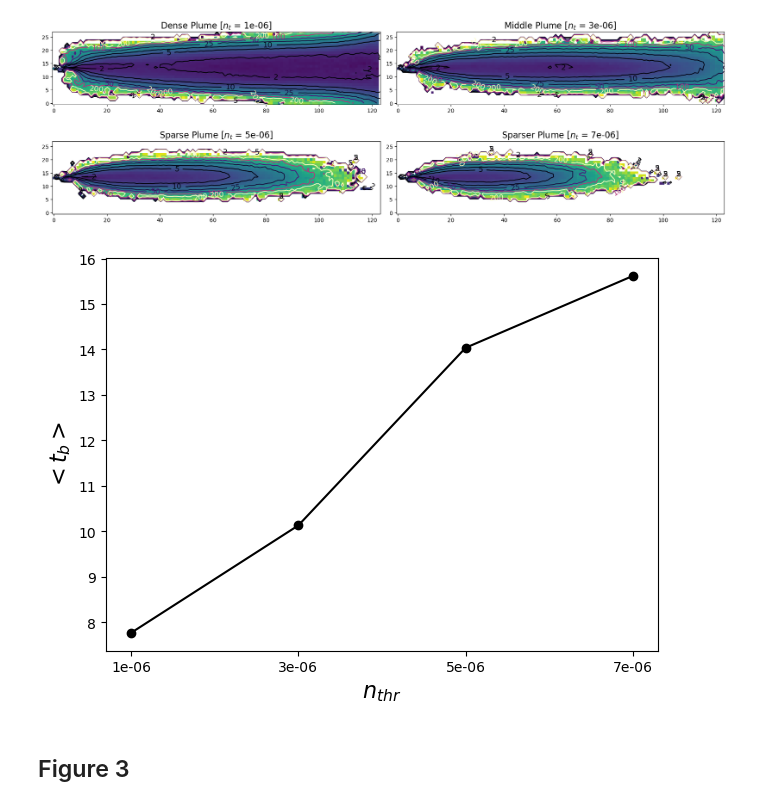
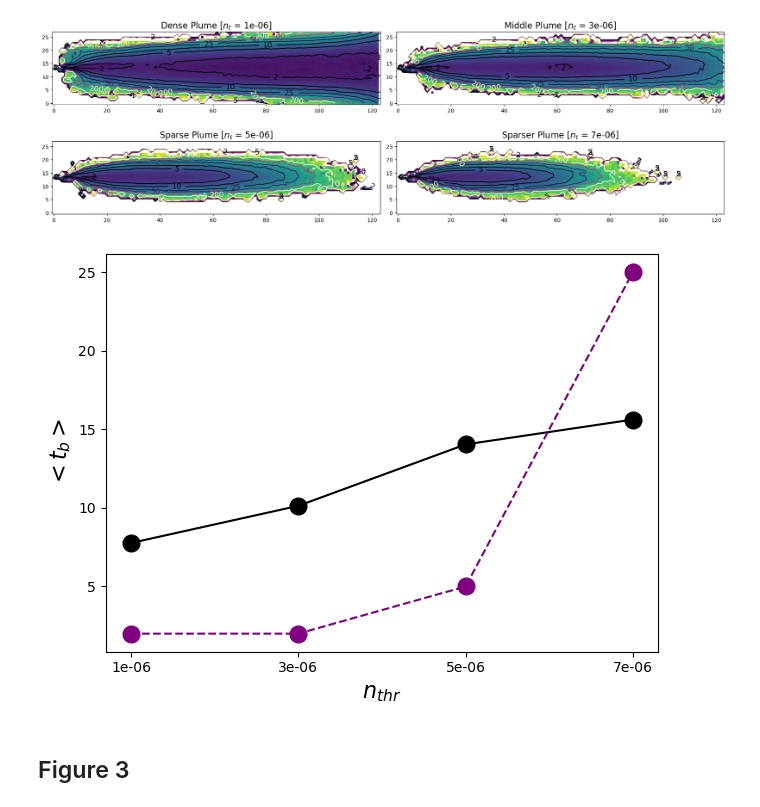
Before and after one commit to PimLb/pynav, a Jupyter notebook: notebooks/PaperFigures.ipynb, the cells around one changed output. Cells and saved outputs as stored; diff of their text form; code cells hidden in the pictures.

```diff
--- a/notebooks/PaperFigures.ipynb
+++ b/notebooks/PaperFigures.ipynb
@@ -580,23 +658,27 @@ fig.savefig("./plots/general/avg_blanks_contour.pdf", bbox_inches='tight')
 # %% [output]
 [figure]
 # %%
+opt_taus = [2, 2, 5, 25]
 fig, ax = plt.subplots()
 #bins = np.concatenate((np.linspace(0, 100, 15), np.linspace(85, 100, 3)))
 bins = np.linspace(0, 100, 15)
 
 
-ax.plot(range(len(mean_blanks)), mean_blanks,'o-', c='black',rasterized=True)
+ax.plot(range(len(mean_blanks)), mean_blanks,'o-', ms=12, c='black',rasterized=True)
 #ax.fill_between(range(len(std_blanks)), mean_blanks - p10_blanks, mean_blanks + p95_blanks, alpha = 0.4, color='black')
+
+
+ax.plot(range(len(mean_blanks)), opt_taus, 'o--', ms=12, c='purple')
 
 ax.set_xticks(range(len(mean_blanks)), noise_thresholds)
 ax.set_xlabel("$n_{thr}$", fontsize=16)
 ax.set_ylabel("$<t_b>$", fontsize=16)
 
 fig.tight_layout()
 
 fig.savefig("./plots/general/avg_blanks.pdf", bbox_inches='tight')
 # %% [output]
-[figure, old version]
+[figure, new version]
 # %% [markdown]
 ## Figure 3
 # %%
```
Also changed, not shown: parts of 35 cells of this notebook, 4 other files.
